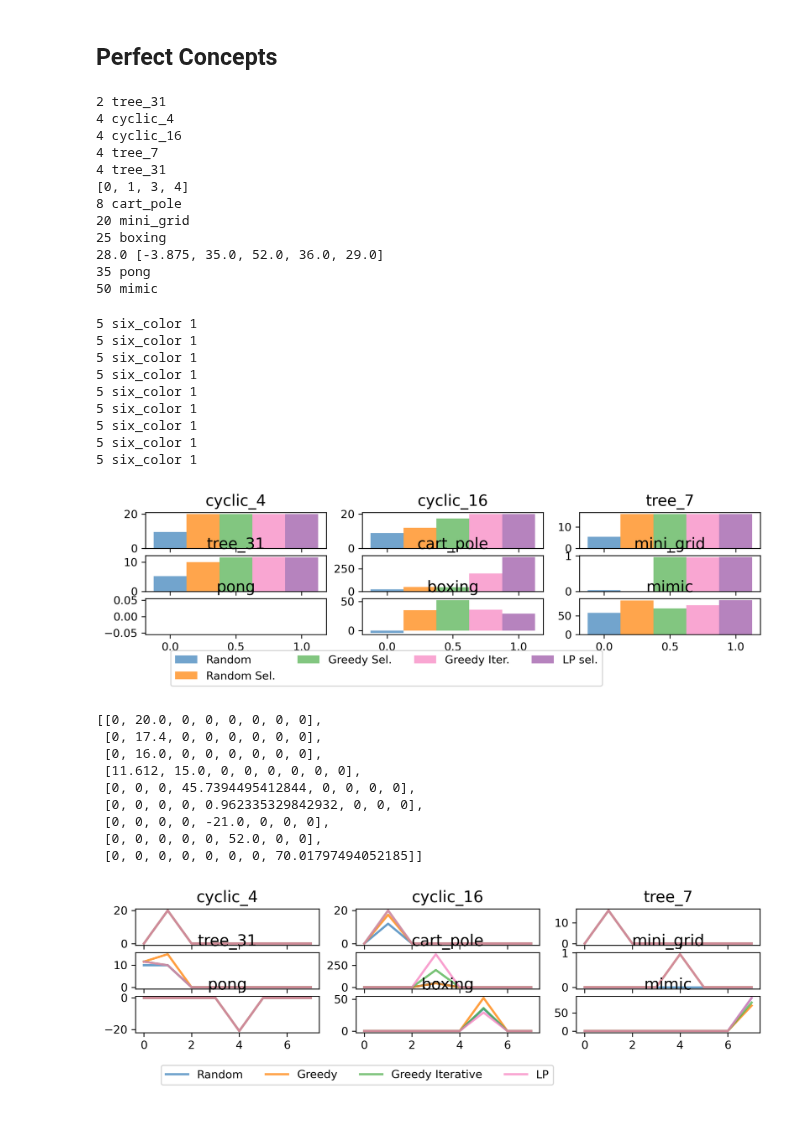
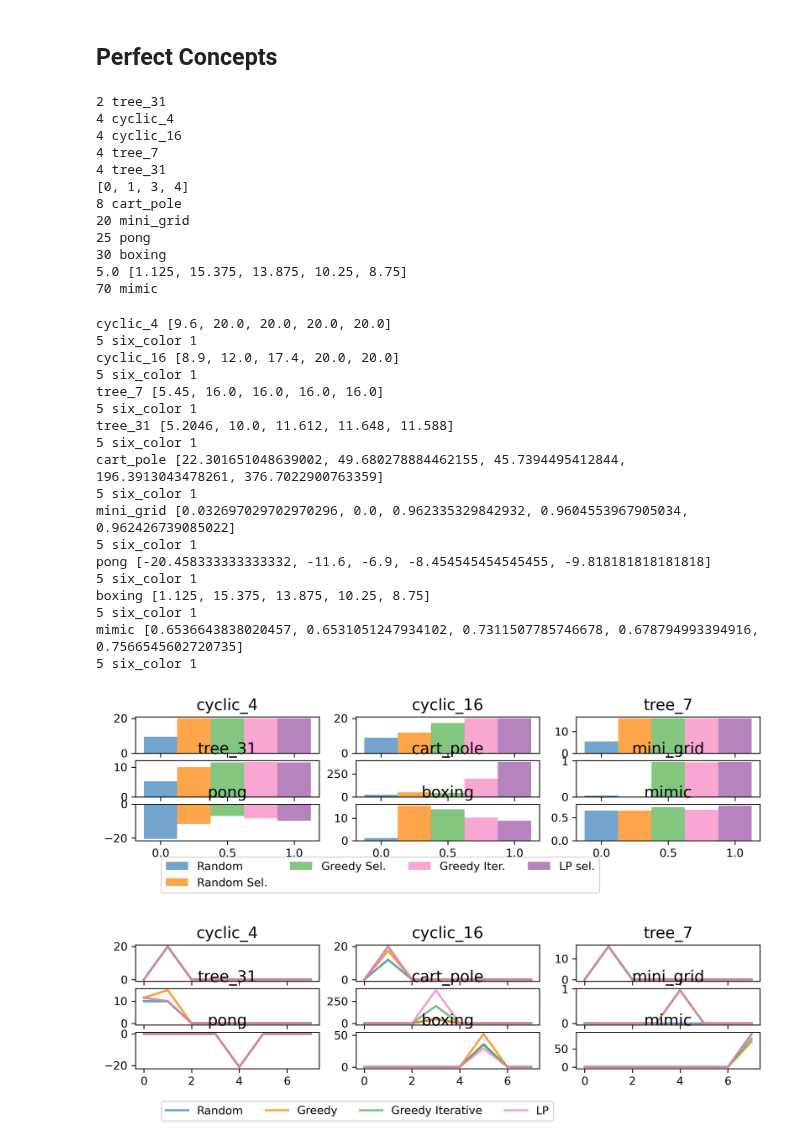
Before and after one commit to naveenr414/concept_decisions, a Jupyter notebook: scripts/notebooks/Plotting.ipynb, the cells around one changed output. Saved outputs shown, nothing was run; the diff lists cells and outputs as text; code cells hidden in the pictures.

Commit message:
Got MIMIC to sort of work

```diff
--- a/scripts/notebooks/Plotting.ipynb
+++ b/scripts/notebooks/Plotting.ipynb
@@ -24,12 +24,12 @@ training_times = {
     'tree_31': 50000,
     'cart_pole': 250000,
     'mini_grid': 12_000_000,
-    'pong': 20_000_000,
-    'boxing': 12_000_000,
-    'mimic': 250000,
+    'pong': 2_000_000,
+    'boxing': 2_000_000,
+    'mimic': 100_000,
 }
 # %%
-number_concepts = [2,4,6,8,20,25,35,50]
+number_concepts = [2,4,6,8,20,25,30,35,40,45,50,70]
 environments = ["cyclic_4","cyclic_16","tree_7","tree_31","cart_pole","mini_grid","pong","boxing","mimic"]
 
 random_results = [[0 for i in range(len(number_concepts))] for i in range(len(environments))]
@@ -72,10 +72,10 @@ for i,n in enumerate(number_concepts):
 [0, 1, 3, 4]
 8 cart_pole
 20 mini_grid
-25 boxing
-28.0 [-3.875, 35.0, 52.0, 36.0, 29.0]
-35 pong
-50 mimic
+25 pong
+30 boxing
+5.0 [1.125, 15.375, 13.875, 10.25, 8.75]
+70 mimic
 # %%
 # Plot Comparison for each env
 plot_dimensions = (3,3)
@@ -111,55 +111,53 @@ num_by_env = {
     "tree_31": 2,
     "cart_pole": 8,
     "mini_grid": 20,
-    "pong": 35,
-    "boxing": 25,
-    "mimic": 50,
+    "pong": 25,
+    "boxing": 30,
+    "mimic": 70,
 }
 
 for i in range(len(environments)):
     x_groups = list(range(5))
     idx = number_concepts.index(num_by_env[environments[i]])
     y_vals = [random_results[i][idx],random_selection[i][idx],
                 greedy_selection[i][idx],greedy_iterative_selection[i][idx],
                 lp_selection[i][idx]]
+    print(environments[i],y_vals)
     x,y = index_to_tuple(i)
 
     d = {
         0: 'Random',
         1: 'Random Sel.',
         2: 'Greedy Sel.',
         3: 'Greedy Iter.',
         4: 'LP sel.'
     }
 
     plot_bar(ax[x][y],x_groups,y_vals,[0 for i in range(len(y_vals))], d,bar_format)
 
 legend_format = {'style_size': style_size,'type': 'is_global', 'loc': 'lower left', 'ncol': 4, 'bbox_to_anchor': (0.15,-0.25),'fontsize': 14}
 create_legend(fig,ax,plot_dimensions,legend_format)
 fig.savefig("../../results/figures/basic_comparison_methods.pdf",dpi=300, bbox_inches='tight')
 # %% [output]
+cyclic_4 [9.6, 20.0, 20.0, 20.0, 20.0]
 5 six_color 1
+cyclic_16 [8.9, 12.0, 17.4, 20.0, 20.0]
 5 six_color 1
+tree_7 [5.45, 16.0, 16.0, 16.0, 16.0]
 5 six_color 1
+tree_31 [5.2046, 10.0, 11.612, 11.648, 11.588]
 5 six_color 1
+cart_pole [22.301651048639002, 49.680278884462155, 45.7394495412844, 196.3913043478261, 376.7022900763359]
 5 six_color 1
+mini_grid [0.032697029702970296, 0.0, 0.962335329842932, 0.9604553967905034, 0.962426739085022]
 5 six_color 1
+pong [-20.458333333333332, -11.6, -6.9, -8.454545454545455, -9.818181818181818]
 5 six_color 1
+boxing [1.125, 15.375, 13.875, 10.25, 8.75]
 5 six_color 1
+mimic [0.6536643838020457, 0.6531051247934102, 0.7311507785746678, 0.678794993394916, 0.7566545602720735]
 5 six_color 1
-[figure, old version]
+[figure, new version]
-# %%
-greedy_selection
-# %% [output]
-[[0, 20.0, 0, 0, 0, 0, 0, 0],
- [0, 17.4, 0, 0, 0, 0, 0, 0],
- [0, 16.0, 0, 0, 0, 0, 0, 0],
- [11.612, 15.0, 0, 0, 0, 0, 0, 0],
- [0, 0, 0, 45.7394495412844, 0, 0, 0, 0],
- [0, 0, 0, 0, 0.962335329842932, 0, 0, 0],
- [0, 0, 0, 0, -21.0, 0, 0, 0],
- [0, 0, 0, 0, 0, 52.0, 0, 0],
- [0, 0, 0, 0, 0, 0, 0, 70.01797494052185]]
 # %%
 # Plot #concpet perf.
 # Plot Comparison for each env
```
Also changed, not shown: 7 other files.
